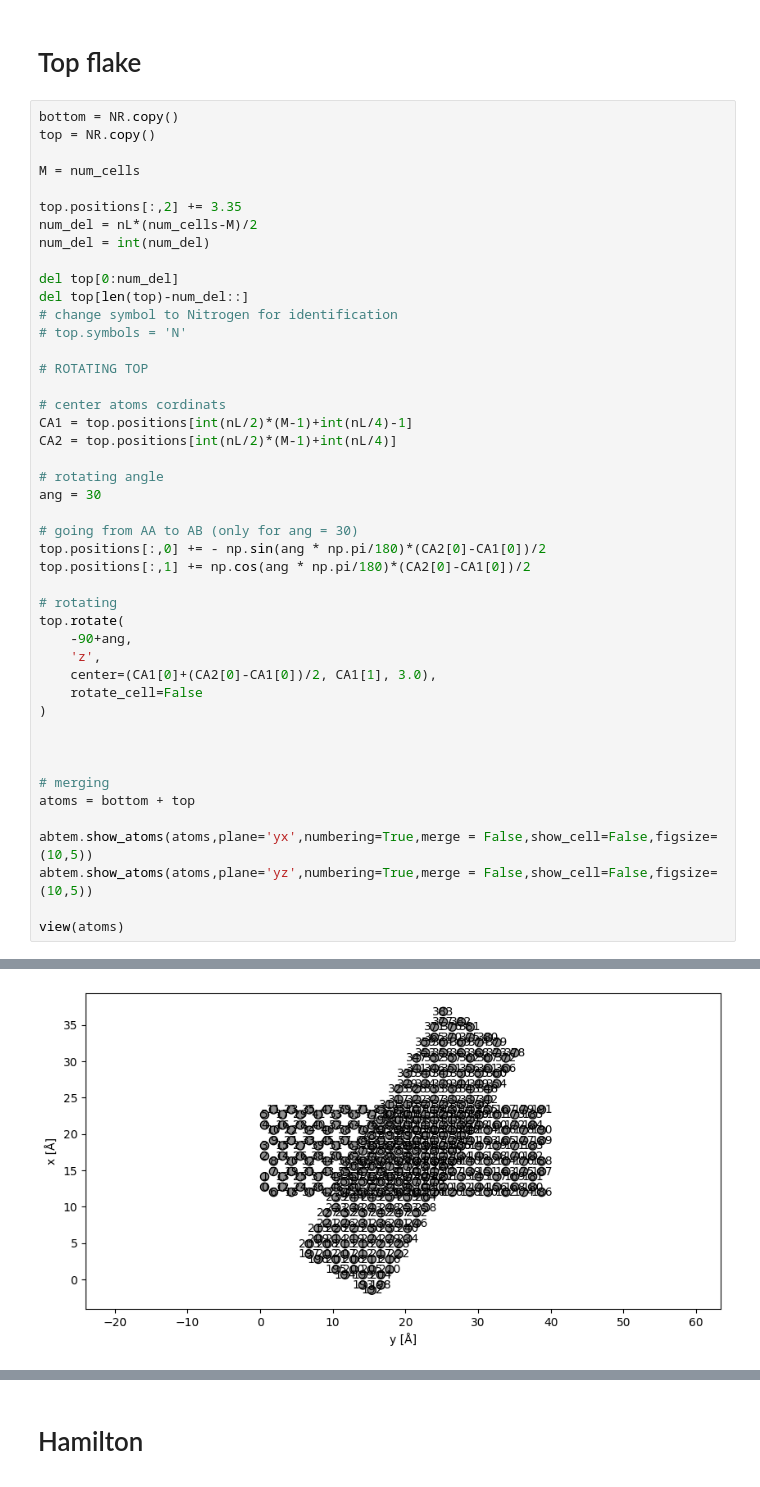
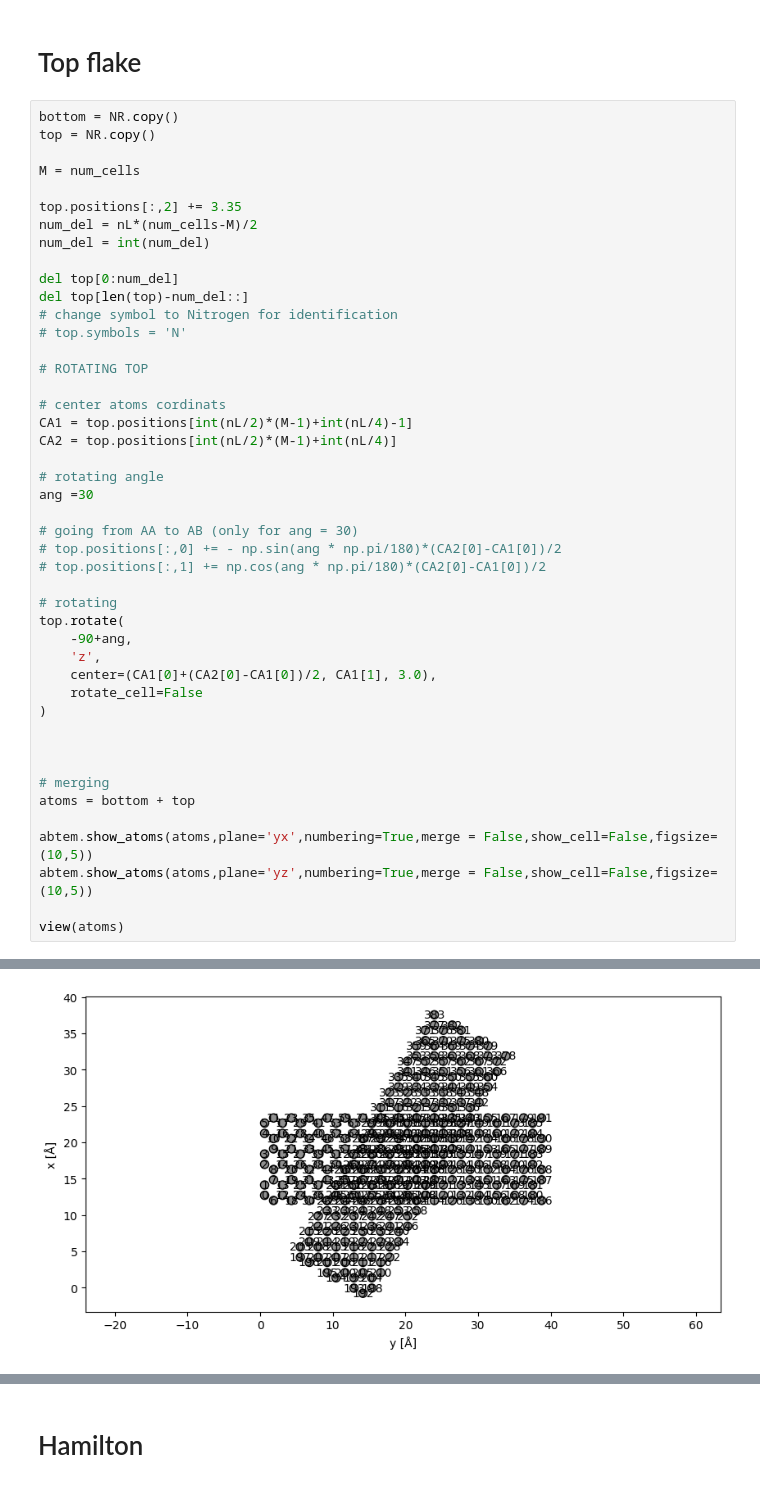
Before and after one commit to KayaGerds/Project, a Jupyter notebook: Main_moy_v2.ipynb, the cells around one changed output, grey strips where cells are left out. Saved outputs shown, nothing was run; the diff lists cells and outputs as text.

```diff
--- a/Main_moy_v2.ipynb
+++ b/Main_moy_v2.ipynb
@@ -91,34 +91,34 @@ del top[len(top)-num_del::]
 
 # ROTATING TOP
 
 # center atoms cordinats
 CA1 = top.positions[int(nL/2)*(M-1)+int(nL/4)-1]
 CA2 = top.positions[int(nL/2)*(M-1)+int(nL/4)]
 
 # rotating angle
-ang = 30
+ang =30
 
 # going from AA to AB (only for ang = 30)
-top.positions[:,0] += - np.sin(ang * np.pi/180)*(CA2[0]-CA1[0])/2
-top.positions[:,1] += np.cos(ang * np.pi/180)*(CA2[0]-CA1[0])/2
+# top.positions[:,0] += - np.sin(ang * np.pi/180)*(CA2[0]-CA1[0])/2
+# top.positions[:,1] += np.cos(ang * np.pi/180)*(CA2[0]-CA1[0])/2
 
 # rotating
 top.rotate(
     -90+ang,
     'z',
     center=(CA1[0]+(CA2[0]-CA1[0])/2, CA1[1], 3.0),
     rotate_cell=False
 )
 
 
 
 # merging
 atoms = bottom + top
 
 abtem.show_atoms(atoms,plane='yx',numbering=True,merge = False,show_cell=False,figsize=(10,5))
 abtem.show_atoms(atoms,plane='yz',numbering=True,merge = False,show_cell=False,figsize=(10,5))
 
 view(atoms)
 # %% [output]
 <Popen: returncode: None args: ['/home/oia/miniconda3/envs/abtem311/bin/pyth...>
-[figure, old version]
+[figure, new version]
```
Also changed, not shown: parts of 10 cells of this notebook, 7 other files.
